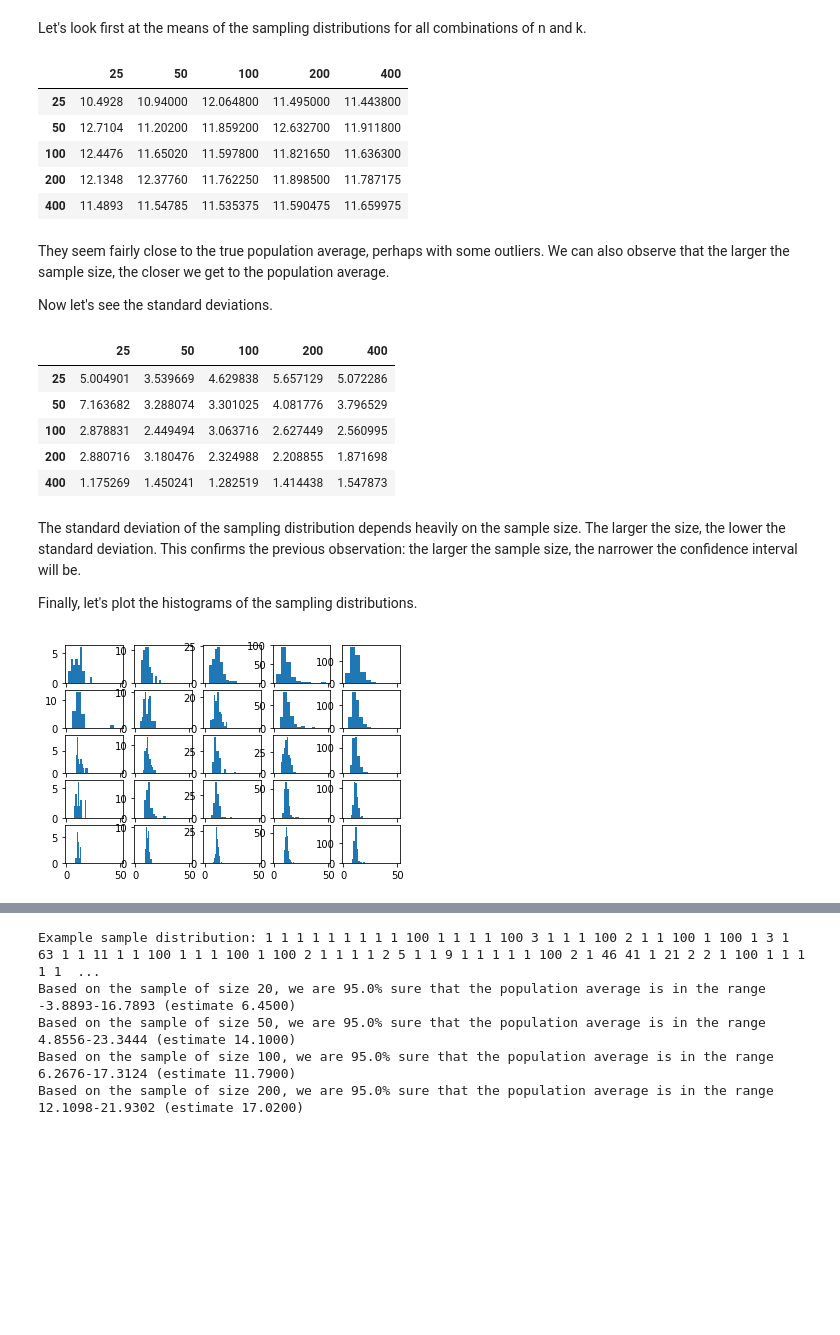
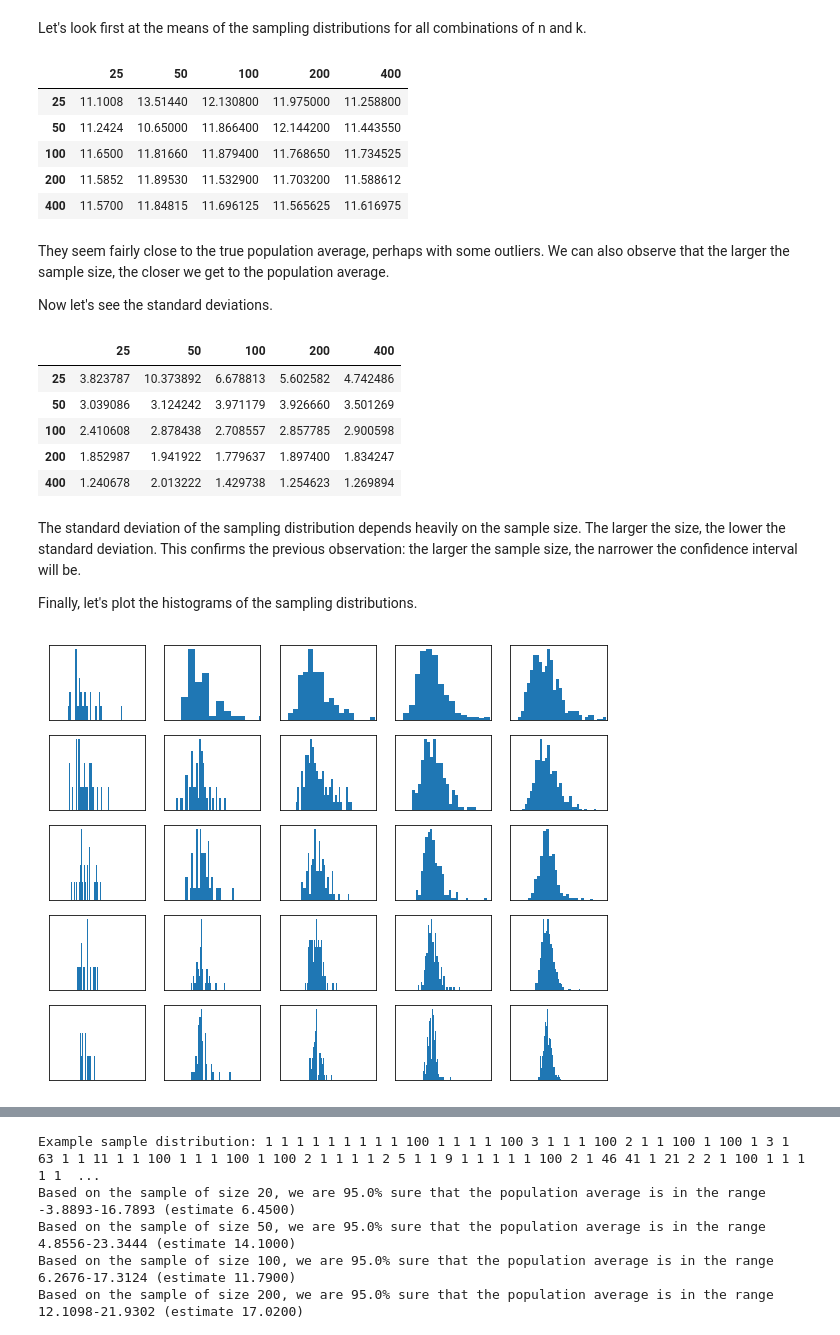
Before and after one commit to CrossRef/reference-matching-evaluation, a Jupyter notebook: analyses/sampling_notes.ipynb, the cells around one changed output, grey strips where cells are left out. Saved outputs shown, nothing was run; the diff lists cells and outputs as text; code cells hidden in the pictures; blank space fills up the shorter version.

```diff
--- a/analyses/sampling_notes.ipynb
+++ b/analyses/sampling_notes.ipynb
@@ -176,19 +192,24 @@ Now let's assume we have decided on the confidence level 95%. We can say that we
 Let's now visualize the sampling distribution for some specific cases. We will generate histograms of sampling distributions for all combinations of n samples of size k, where n and k are the elements of the set {25, 50, 100, 200, 400}.
 # %%
 def get_sampling_distribution(sample_size, stat_fun, samples):
-    return [mean(get_sample_distribution(sample_size, stat_fun)) for sample in range(samples)]
+    with Pool() as pool:
+        results = pool.starmap(get_sample_distribution, [(sample_size, stat_fun)] * samples)
+    return results
 # %%
 sizes = [25, 50, 100, 200, 400]
 l = len(sizes)
-sampling_means = {s: {d : [] for d in sizes} for s in sizes}
+sampling_means = {s: {} for s in sizes}
+intervals = {s: {} for s in sizes}
 means = pd.DataFrame(numpy.zeros((l, l)), index=sizes, columns=sizes)
 stdevs = pd.DataFrame(numpy.zeros((l, l)), index=sizes, columns=sizes)
 # %%
 for sample_size in sizes:
     for samples in sizes:
         print('{} samples of size {} each'.format(samples, sample_size))
-        sampling_means[sample_size][samples] = get_sampling_distribution(sample_size, ref_count, samples)
-        means.at[sample_size, samples] = mean(sampling_means[sample_size][samples ])
+        distribution = get_sampling_distribution(sample_size, ref_count, samples)
+        sampling_means[sample_size][samples] = [mean(r) for r in distribution]
+        intervals[sample_size][samples] = [confidence_interval(r, .95) for r in distribution]
+        means.at[sample_size, samples] = mean(sampling_means[sample_size][samples])
         stdevs.at[sample_size, samples] = stdev(sampling_means[sample_size][samples])
 # %% [output]
 25 samples of size 25 each
@@ -214,11 +235,11 @@ Let's look first at the means of the sampling distributions for all combinations
 means
 # %% [output]
 |  | 25 | 50 | 100 | 200 | 400 |
-| 25 | 10.4928 | 10.94000 | 12.064800 | 11.495000 | 11.443800 |
-| 50 | 12.7104 | 11.20200 | 11.859200 | 12.632700 | 11.911800 |
-| 100 | 12.4476 | 11.65020 | 11.597800 | 11.821650 | 11.636300 |
-| 200 | 12.1348 | 12.37760 | 11.762250 | 11.898500 | 11.787175 |
-| 400 | 11.4893 | 11.54785 | 11.535375 | 11.590475 | 11.659975 |
+| 25 | 11.1008 | 13.51440 | 12.130800 | 11.975000 | 11.258800 |
+| 50 | 11.2424 | 10.65000 | 11.866400 | 12.144200 | 11.443550 |
+| 100 | 11.6500 | 11.81660 | 11.879400 | 11.768650 | 11.734525 |
+| 200 | 11.5852 | 11.89530 | 11.532900 | 11.703200 | 11.588612 |
+| 400 | 11.5700 | 11.84815 | 11.696125 | 11.565625 | 11.616975 |
 # %% [markdown]
 They seem fairly close to the true population average, perhaps with some outliers. We can also observe that the larger the sample size, the closer we get to the population average.
 
@@ -227,19 +248,24 @@ Now let's see the standard deviations.
 stdevs
 # %% [output]
 |  | 25 | 50 | 100 | 200 | 400 |
-| 25 | 5.004901 | 3.539669 | 4.629838 | 5.657129 | 5.072286 |
-| 50 | 7.163682 | 3.288074 | 3.301025 | 4.081776 | 3.796529 |
-| 100 | 2.878831 | 2.449494 | 3.063716 | 2.627449 | 2.560995 |
-| 200 | 2.880716 | 3.180476 | 2.324988 | 2.208855 | 1.871698 |
-| 400 | 1.175269 | 1.450241 | 1.282519 | 1.414438 | 1.547873 |
+| 25 | 3.823787 | 10.373892 | 6.678813 | 5.602582 | 4.742486 |
+| 50 | 3.039086 | 3.124242 | 3.971179 | 3.926660 | 3.501269 |
+| 100 | 2.410608 | 2.878438 | 2.708557 | 2.857785 | 2.900598 |
+| 200 | 1.852987 | 1.941922 | 1.779637 | 1.897400 | 1.834247 |
+| 400 | 1.240678 | 2.013222 | 1.429738 | 1.254623 | 1.269894 |
 # %% [markdown]
 The standard deviation of the sampling distribution depends heavily on the sample size. The larger the size, the lower the standard deviation. This confirms the previous observation: the larger the sample size, the narrower the confidence interval will be.
 
 Finally, let's plot the histograms of the sampling distributions.
 # %%
-f, axes = plt.subplots(5, 5, sharex=True)
+f, axes = plt.subplots(5, 5, sharex=True, figsize=(10, 8))
 for i in range(5):
     for j in range(5):
-        axes[i, j].hist(sampling_means[sizes[i]][sizes[j]])
+        axes[i, j].hist(sampling_means[sizes[i]][sizes[j]], bins=30)
+        axes[i, j].xaxis.set_ticks_position('none')
+        axes[i, j].yaxis.set_ticks_position('none')
+        axes[i, j].set_xticklabels([])
+        axes[i, j].set_yticklabels([])
+        axes[i, j].set_xlim(0, 30)
 # %% [output]
-[figure, old version]
+[figure, new version]
```
Also changed, not shown: parts of 12 cells of this notebook, 2 other files.
